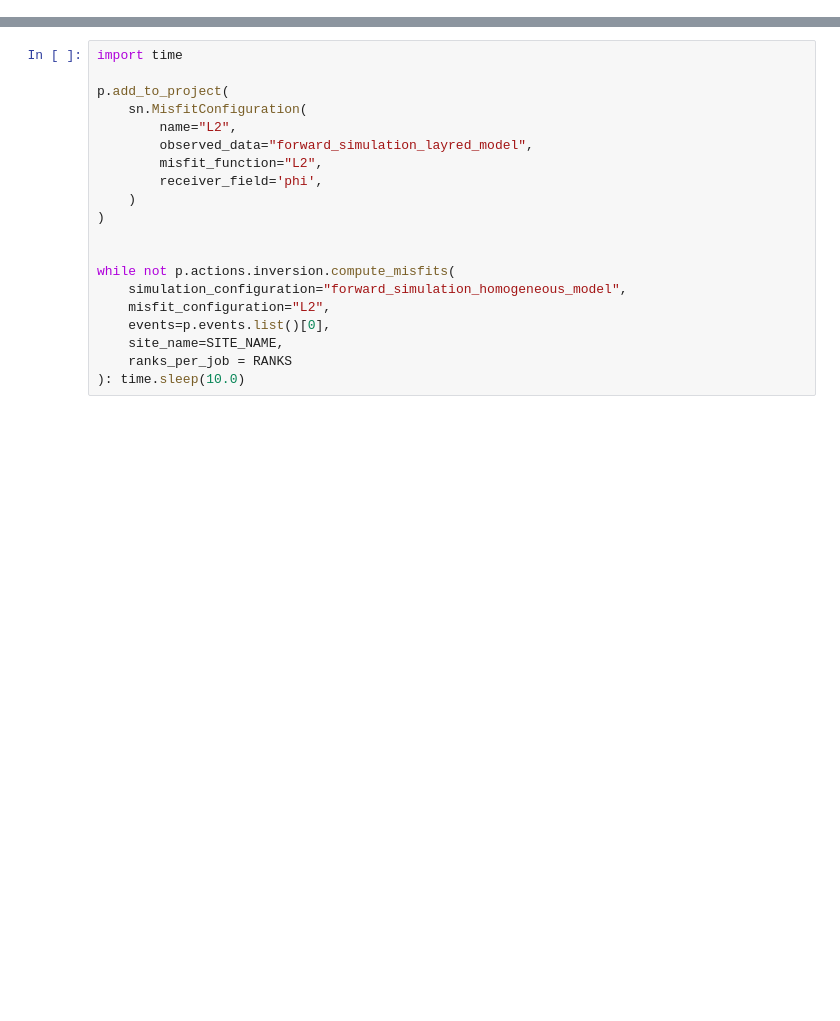
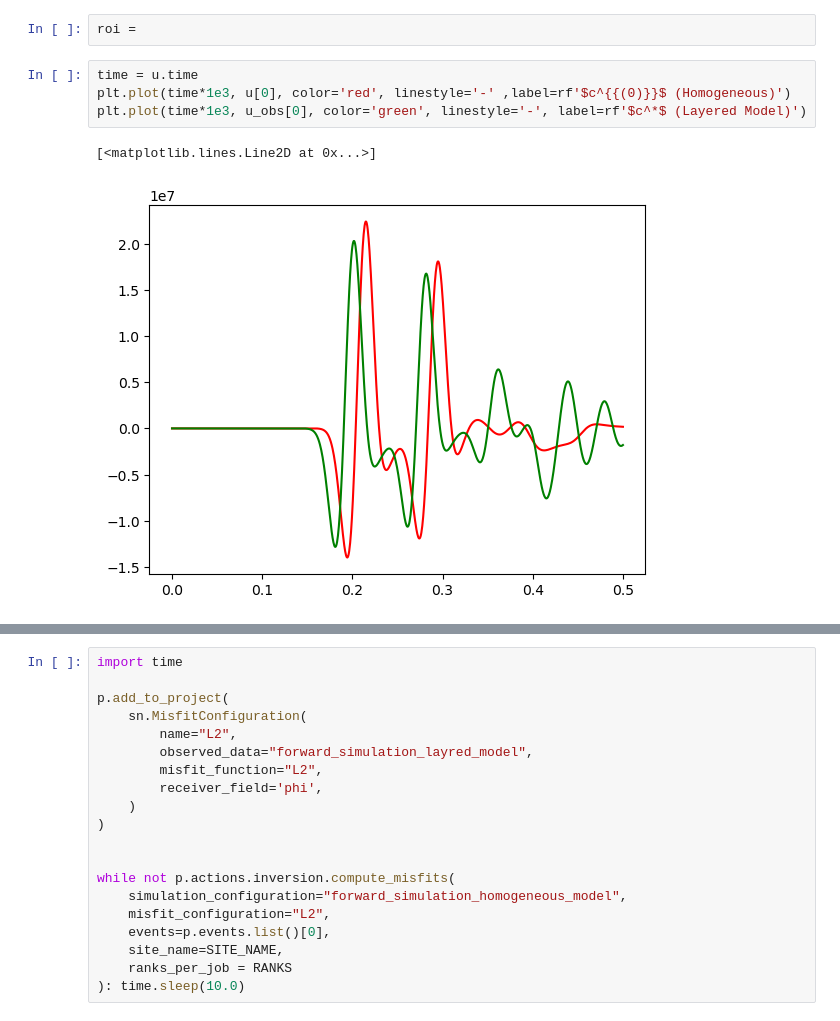
Before and after one commit to oliverwfy/acoustic_FWI_velocity_underwater, a Jupyter notebook: tomography/acoustic_FWI.ipynb, the cells around one changed output, grey strips where cells are left out. Drawn from its saved outputs; the diff is of its cells as text; blank space fills up the shorter version.

```diff
--- a/tomography/acoustic_FWI.ipynb
+++ b/tomography/acoustic_FWI.ipynb
@@ -343,3 +669,12 @@ Execution time: 0 minutes and 3.67 seconds
+# %%
+roi =
+# %%
+time = u.time
+plt.plot(time*1e3, u[0], color='red', linestyle='-' ,label=rf'$c^{{(0)}}$ (Homogeneous)')
+plt.plot(time*1e3, u_obs[0], color='green', linestyle='-', label=rf'$c^*$ (Layered Model)')
+# %% [output]
+[<matplotlib.lines.Line2D at 0x...>]
+[figure, added]
 # %%
 # simulation_name = 'forward_simulation_homogeneous_model'
 simulation_name = 'forward_simulation_layred_model'
```
Also changed, not shown: parts of 18 cells of this notebook, 7 other files.
